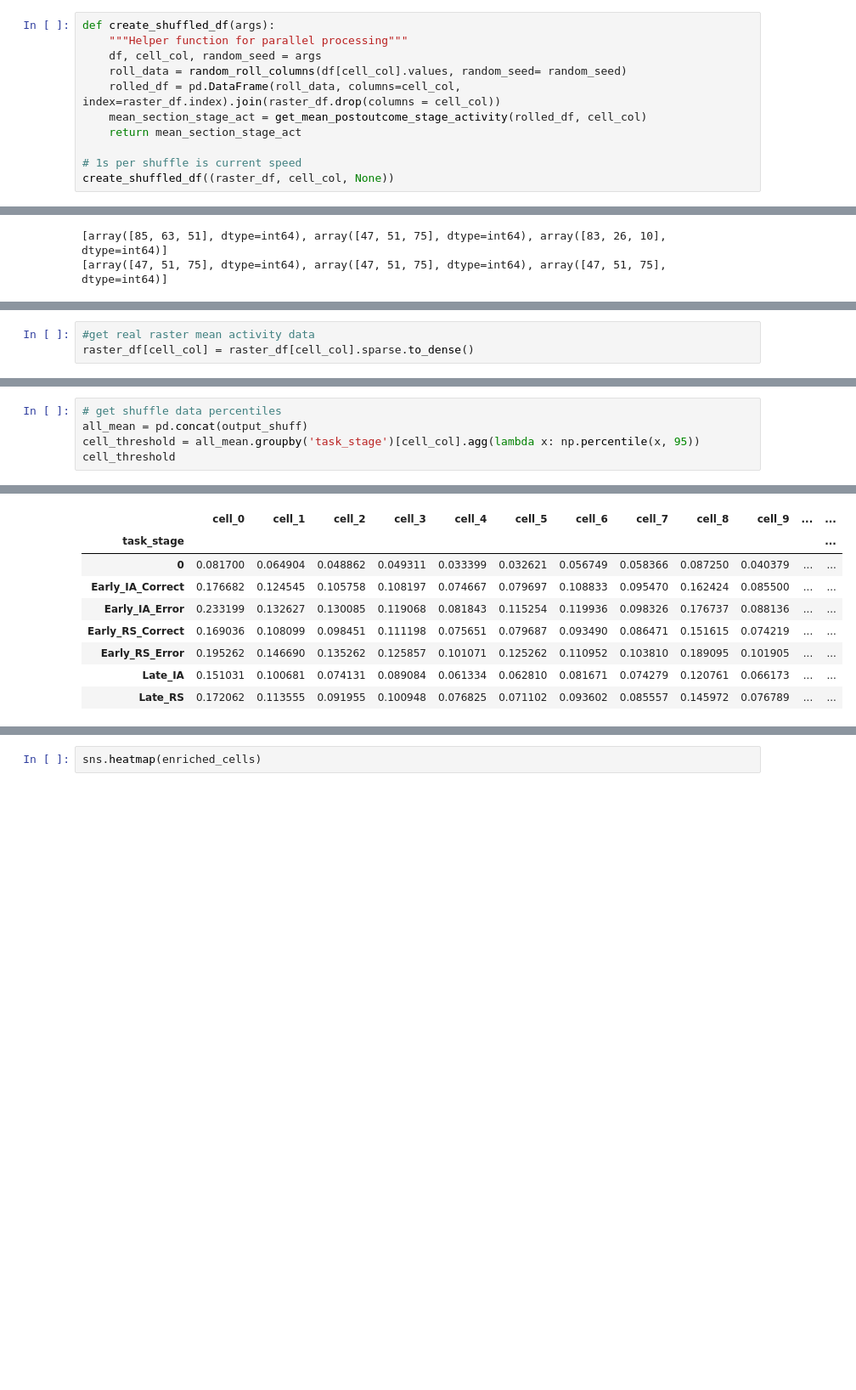
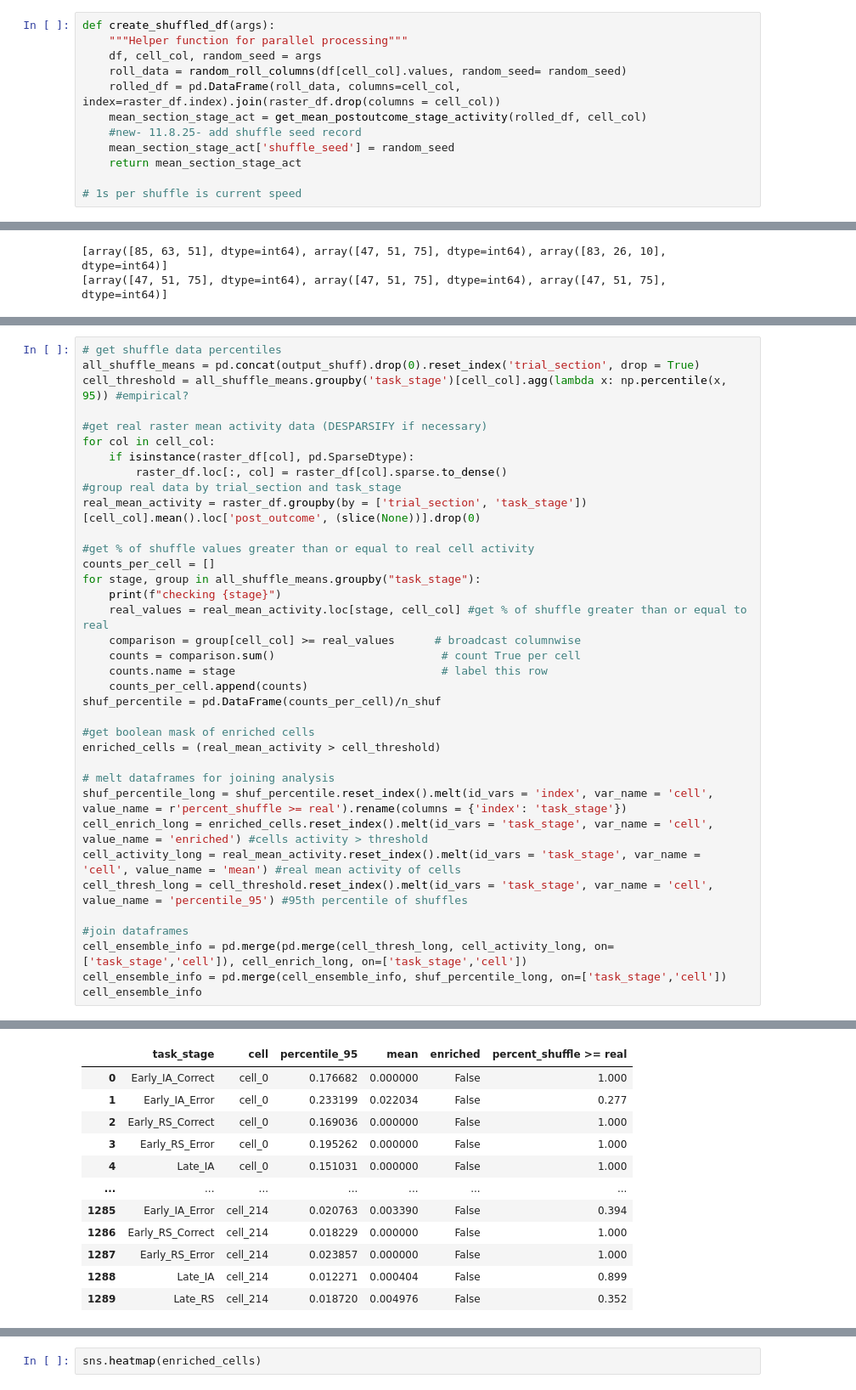
Before and after one commit to cjohnsoncruz/dlx56_mPFC_1p_SohalLab, a Jupyter notebook: code/preprocess matlab data v1.ipynb, the cells around one changed output, grey strips where cells are left out. Shown: that part at 85% size. Cells and saved outputs as stored; diff of their text form; blank space fills up the shorter version.

Commit message:
combine ensemble df into 1
combine logic used for ensemble table generation

```diff
--- a/code/preprocess matlab data v1.ipynb
+++ b/code/preprocess matlab data v1.ipynb
@@ -658,7 +658,8 @@ def create_shuffled_df(args):
     roll_data = random_roll_columns(df[cell_col].values, random_seed= random_seed)
     rolled_df = pd.DataFrame(roll_data, columns=cell_col, index=raster_df.index).join(raster_df.drop(columns = cell_col))
     mean_section_stage_act = get_mean_postoutcome_stage_activity(rolled_df, cell_col)
+    #new- 11.8.25- add shuffle seed record
+    mean_section_stage_act['shuffle_seed'] = random_seed
     return mean_section_stage_act
 
 # 1s per shuffle is current speed
-create_shuffled_df((raster_df, cell_col, None))
@@ -743,3 +717,0 @@ output_shuff = Parallel(n_jobs=n_jobs, backend="loky", verbose = 9)(delayed(crea
-# %%
-#get real raster mean activity data
-raster_df[cell_col] = raster_df[cell_col].sparse.to_dense()
@@ -748,6 +718,37 @@ AttributeError: Can only use the '.sparse' accessor with Sparse data.
 # %%
 # get shuffle data percentiles
-all_mean = pd.concat(output_shuff)
-cell_threshold = all_mean.groupby('task_stage')[cell_col].agg(lambda x: np.percentile(x, 95))
-cell_threshold
+all_shuffle_means = pd.concat(output_shuff).drop(0).reset_index('trial_section', drop = True)
+cell_threshold = all_shuffle_means.groupby('task_stage')[cell_col].agg(lambda x: np.percentile(x, 95)) #empirical?
+
+#get real raster mean activity data (DESPARSIFY if necessary)
+for col in cell_col:
+    if isinstance(raster_df[col], pd.SparseDtype):
+        raster_df.loc[:, col] = raster_df[col].sparse.to_dense()
+#group real data by trial_section and task_stage
+real_mean_activity = raster_df.groupby(by = ['trial_section', 'task_stage'])[cell_col].mean().loc['post_outcome', (slice(None))].drop(0)
+
+#get % of shuffle values greater than or equal to real cell activity
+counts_per_cell = []
+for stage, group in all_shuffle_means.groupby("task_stage"):
+    print(f"checking {stage}")
+    real_values = real_mean_activity.loc[stage, cell_col] #get % of shuffle greater than or equal to real
+    comparison = group[cell_col] >= real_values      # broadcast columnwise
+    counts = comparison.sum()                         # count True per cell
+    counts.name = stage                               # label this row
+    counts_per_cell.append(counts)
+shuf_percentile = pd.DataFrame(counts_per_cell)/n_shuf
+
+#get boolean mask of enriched cells
+enriched_cells = (real_mean_activity > cell_threshold)
+
+# melt dataframes for joining analysis
+shuf_percentile_long = shuf_percentile.reset_index().melt(id_vars = 'index', var_name = 'cell', value_name = r'percent_shuffle >= real').rename(columns = {'index': 'task_stage'})
+cell_enrich_long = enriched_cells.reset_index().melt(id_vars = 'task_stage', var_name = 'cell', value_name = 'enriched') #cells activity > threshold
+cell_activity_long = real_mean_activity.reset_index().melt(id_vars = 'task_stage', var_name = 'cell', value_name = 'mean') #real mean activity of cells
+cell_thresh_long = cell_threshold.reset_index().melt(id_vars = 'task_stage', var_name = 'cell', value_name = 'percentile_95') #95th percentile of shuffles
+
+#join dataframes
+cell_ensemble_info = pd.merge(pd.merge(cell_thresh_long, cell_activity_long, on=['task_stage','cell']), cell_enrich_long, on=['task_stage','cell'])
+cell_ensemble_info = pd.merge(cell_ensemble_info, shuf_percentile_long, on=['task_stage','cell'])
+cell_ensemble_info
 # %% [output]
@@ -754,9 +761,12 @@ cell_threshold
-|  | cell_0 | cell_1 | cell_2 | cell_3 | cell_4 | cell_5 | cell_6 | cell_7 | cell_8 | cell_9 | ... | ... |
-| task_stage |  |  |  |  |  |  |  |  |  |  |  | ... |
-| 0 | 0.081700 | 0.064904 | 0.048862 | 0.049311 | 0.033399 | 0.032621 | 0.056749 | 0.058366 | 0.087250 | 0.040379 | ... | ... |
-| Early_IA_Correct | 0.176682 | 0.124545 | 0.105758 | 0.108197 | 0.074667 | 0.079697 | 0.108833 | 0.095470 | 0.162424 | 0.085500 | ... | ... |
-| Early_IA_Error | 0.233199 | 0.132627 | 0.130085 | 0.119068 | 0.081843 | 0.115254 | 0.119936 | 0.098326 | 0.176737 | 0.088136 | ... | ... |
-| Early_RS_Correct | 0.169036 | 0.108099 | 0.098451 | 0.111198 | 0.075651 | 0.079687 | 0.093490 | 0.086471 | 0.151615 | 0.074219 | ... | ... |
-| Early_RS_Error | 0.195262 | 0.146690 | 0.135262 | 0.125857 | 0.101071 | 0.125262 | 0.110952 | 0.103810 | 0.189095 | 0.101905 | ... | ... |
-| Late_IA | 0.151031 | 0.100681 | 0.074131 | 0.089084 | 0.061334 | 0.062810 | 0.081671 | 0.074279 | 0.120761 | 0.066173 | ... | ... |
-| Late_RS | 0.172062 | 0.113555 | 0.091955 | 0.100948 | 0.076825 | 0.071102 | 0.093602 | 0.085557 | 0.145972 | 0.076789 | ... | ... |
+|  | task_stage | cell | percentile_95 | mean | enriched | percent_shuffle >= real |
+| 0 | Early_IA_Correct | cell_0 | 0.176682 | 0.000000 | False | 1.000 |
+| 1 | Early_IA_Error | cell_0 | 0.233199 | 0.022034 | False | 0.277 |
+| 2 | Early_RS_Correct | cell_0 | 0.169036 | 0.000000 | False | 1.000 |
+| 3 | Early_RS_Error | cell_0 | 0.195262 | 0.000000 | False | 1.000 |
+| 4 | Late_IA | cell_0 | 0.151031 | 0.000000 | False | 1.000 |
+| ... | ... | ... | ... | ... | ... | ... |
+| 1285 | Early_IA_Error | cell_214 | 0.020763 | 0.003390 | False | 0.394 |
+| 1286 | Early_RS_Correct | cell_214 | 0.018229 | 0.000000 | False | 1.000 |
+| 1287 | Early_RS_Error | cell_214 | 0.023857 | 0.000000 | False | 1.000 |
+| 1288 | Late_IA | cell_214 | 0.012271 | 0.000404 | False | 0.899 |
+| 1289 | Late_RS | cell_214 | 0.018720 | 0.004976 | False | 0.352 |
```
Also changed, not shown: parts of 9 cells of this notebook.
